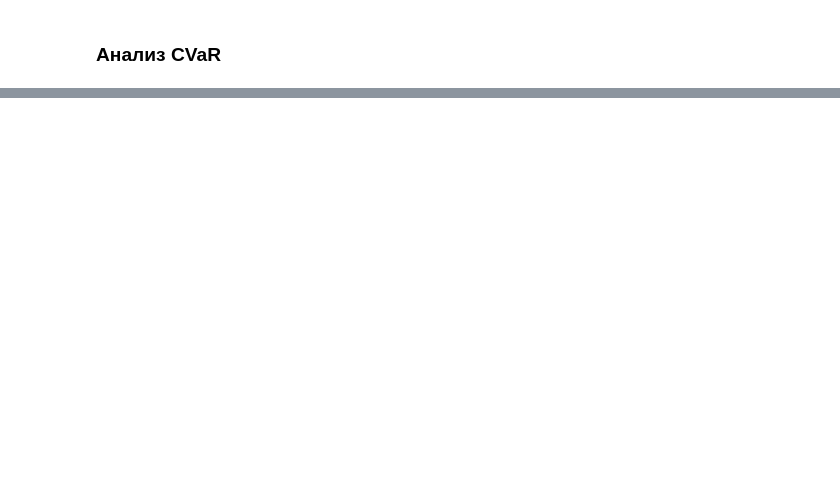
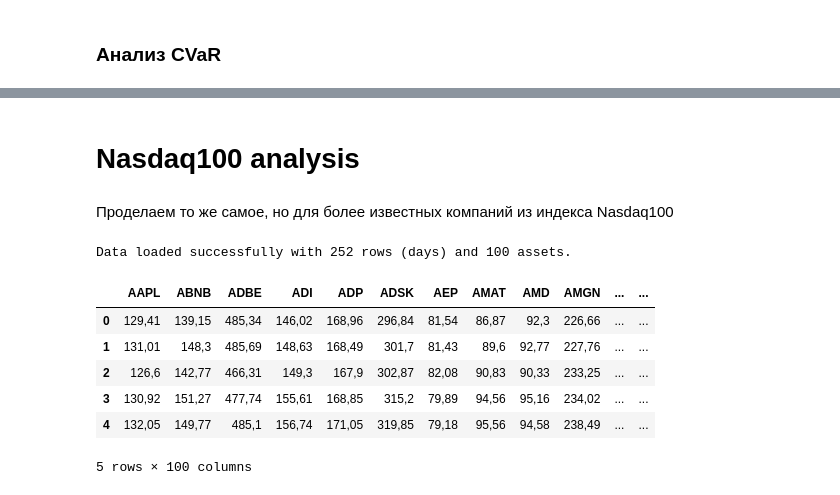
Before and after one commit to theMagusDev/NASDAQ-risk-return-analisys, a Jupyter notebook: static_analisys.ipynb, the cells around one changed output, grey strips where cells are left out. Drawn from its saved outputs; the diff is of its cells as text; code cells hidden in the pictures; blank space fills up the shorter version.

Commit message:
Add nasdaq100

```diff
--- a/static_analisys.ipynb
+++ b/static_analisys.ipynb
@@ -441 +442,23 @@ else:
 Вывод: Активы, минимизирующие VaR и CVaR, совпадают. Это ожидаемо, поскольку они оба направлены на минимизацию левого хвоста распределения. Этот актив расположен в самой левой (наименее рискованной) ч ...
+# %% [markdown]
+# Nasdaq100 analysis
+# %% [markdown]
+Проделаем то же самое, но для более известных компаний из индекса Nasdaq100
+# %%
+try:
+    data = pd.read_csv("data/processed/NASDAQ_100_2021_Cleaned.csv")
+    print(f"Data loaded successfully with {data.shape[0]} rows (days) and {data.shape[1]} assets.")
+except FileNotFoundError:
+    print("Error: file NASDAQ_100_2021_Cleaned.csv not found.")
+# %% [output]
+Data loaded successfully with 252 rows (days) and 100 assets.
+# %%
+data.head()
+# %% [output]
+|  | AAPL | ABNB | ADBE | ADI | ADP | ADSK | AEP | AMAT | AMD | AMGN | ... | ... |
+| 0 | 129,41 | 139,15 | 485,34 | 146,02 | 168,96 | 296,84 | 81,54 | 86,87 | 92,3 | 226,66 | ... | ... |
+| 1 | 131,01 | 148,3 | 485,69 | 148,63 | 168,49 | 301,7 | 81,43 | 89,6 | 92,77 | 227,76 | ... | ... |
+| 2 | 126,6 | 142,77 | 466,31 | 149,3 | 167,9 | 302,87 | 82,08 | 90,83 | 90,33 | 233,25 | ... | ... |
+| 3 | 130,92 | 151,27 | 477,74 | 155,61 | 168,85 | 315,2 | 79,89 | 94,56 | 95,16 | 234,02 | ... | ... |
+| 4 | 132,05 | 149,77 | 485,1 | 156,74 | 171,05 | 319,85 | 79,18 | 95,56 | 94,58 | 238,49 | ... | ... |
+5 rows × 100 columns
```
Also changed, not shown: parts of 21 cells of this notebook, 4 other files.
